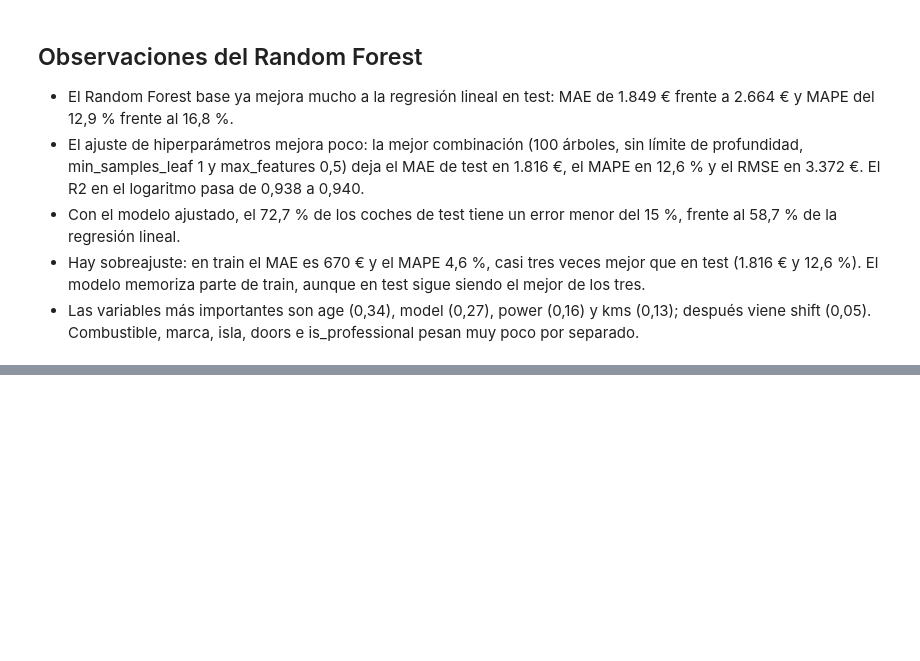
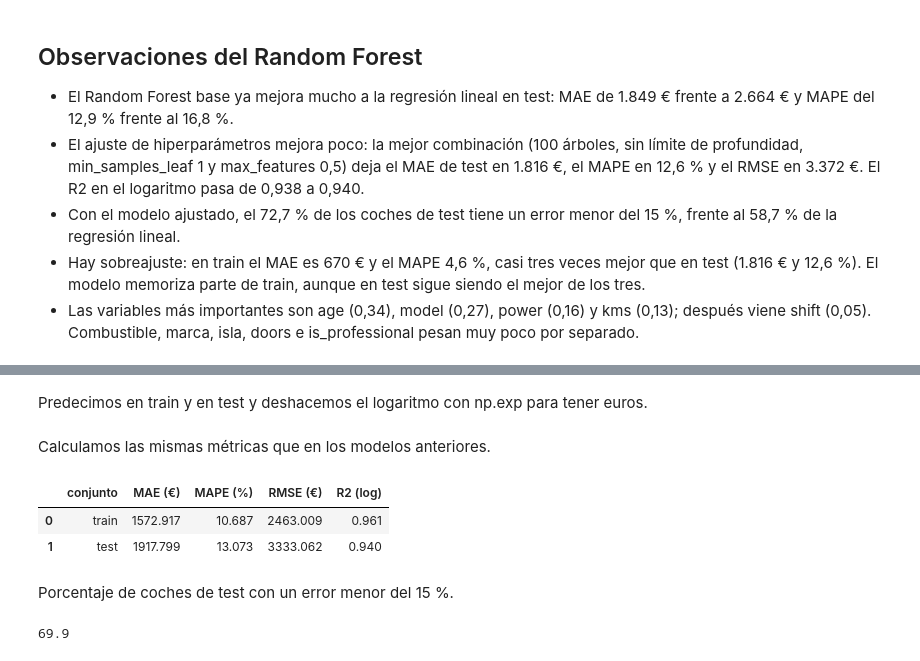
Before and after one commit to rusamen86/tfm-p1-precio-coches, a Jupyter notebook: notebooks/04_modelado.ipynb, the cells around one changed output, grey strips where cells are left out. Saved outputs shown, nothing was run; the diff lists cells and outputs as text; code cells hidden in the pictures; blank space fills up the shorter version.

```diff
--- a/notebooks/04_modelado.ipynb
+++ b/notebooks/04_modelado.ipynb
@@ -388,0 +417,38 @@ metricas_rfm.to_csv('../outputs/metricas_random_forest.csv', index=False)
+# %% [markdown]
+Predecimos en train y en test y deshacemos el logaritmo con np.exp para tener euros.
+# %%
+xgb_pred_train = np.exp(xgb.predict(X_train))
+xgb_pred_test = np.exp(xgb.predict(X_test))
+# %% [markdown]
+Calculamos las mismas métricas que en los modelos anteriores.
+# %%
+xgb_mae_train = mean_absolute_error(real_train, xgb_pred_train)
+xgb_mape_train = mean_absolute_percentage_error(real_train, xgb_pred_train) * 100
+xgb_rmse_train = np.sqrt(mean_squared_error(real_train, xgb_pred_train))
+xgb_r2_train = r2_score(y_train, np.log(xgb_pred_train))
+# %%
+xgb_mae_test = mean_absolute_error(real_test, xgb_pred_test)
+xgb_mape_test = mean_absolute_percentage_error(real_test, xgb_pred_test) * 100
+xgb_rmse_test = np.sqrt(mean_squared_error(real_test, xgb_pred_test))
+xgb_r2_test = r2_score(y_test, np.log(xgb_pred_test))
+# %%
+metricas_xgb = pd.DataFrame({
+    'conjunto': ['train', 'test'],
+    'MAE (€)': [xgb_mae_train, xgb_mae_test],
+    'MAPE (%)': [xgb_mape_train, xgb_mape_test],
+    'RMSE (€)': [xgb_rmse_train, xgb_rmse_test],
+    'R2 (log)': [xgb_r2_train, xgb_r2_test]
+})
+metricas_xgb.round(3)
+# %% [output]
+|  | conjunto | MAE (€) | MAPE (%) | RMSE (€) | R2 (log) |
+| 0 | train | 1572.917 | 10.687 | 2463.009 | 0.961 |
+| 1 | test | 1917.799 | 13.073 | 3333.062 | 0.940 |
+# %% [markdown]
+Porcentaje de coches de test con un error menor del 15 %.
+# %%
+xgb_error_relativo = np.abs(xgb_pred_test - real_test) / real_test
+xgb_dentro_margen = (xgb_error_relativo < 0.15).mean() * 100
+print(round(xgb_dentro_margen, 1))
+# %% [output]
+69.9
```
Also changed, not shown: parts of 27 cells of this notebook, 6 other files.
